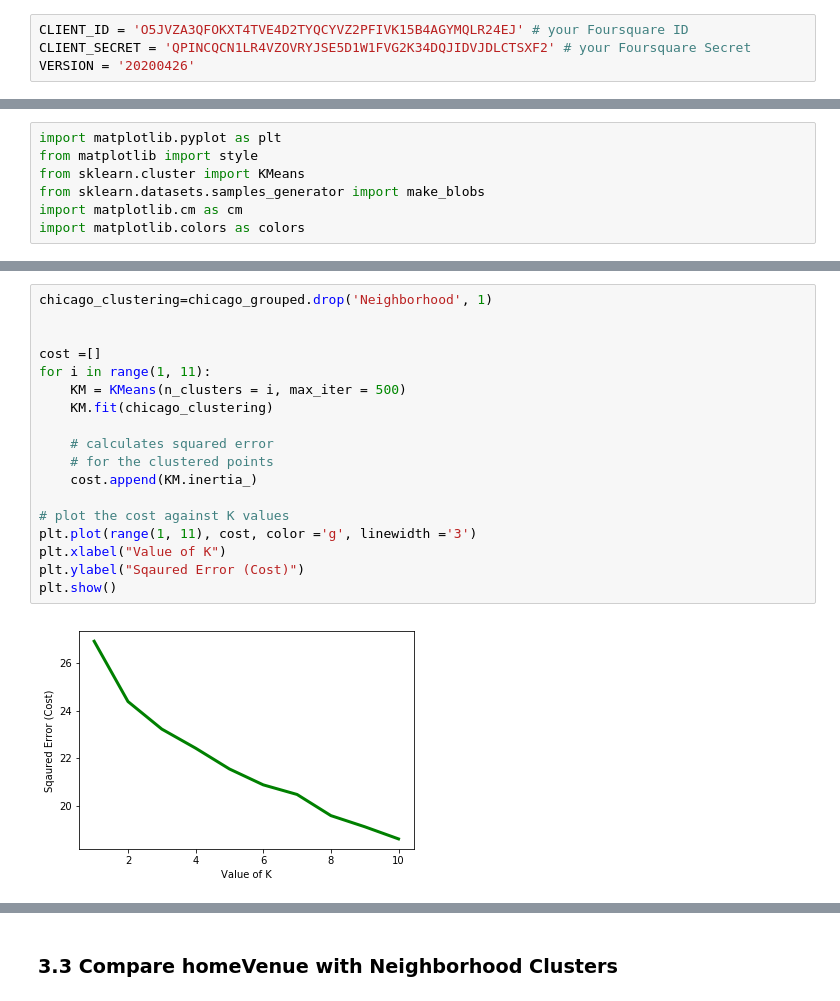
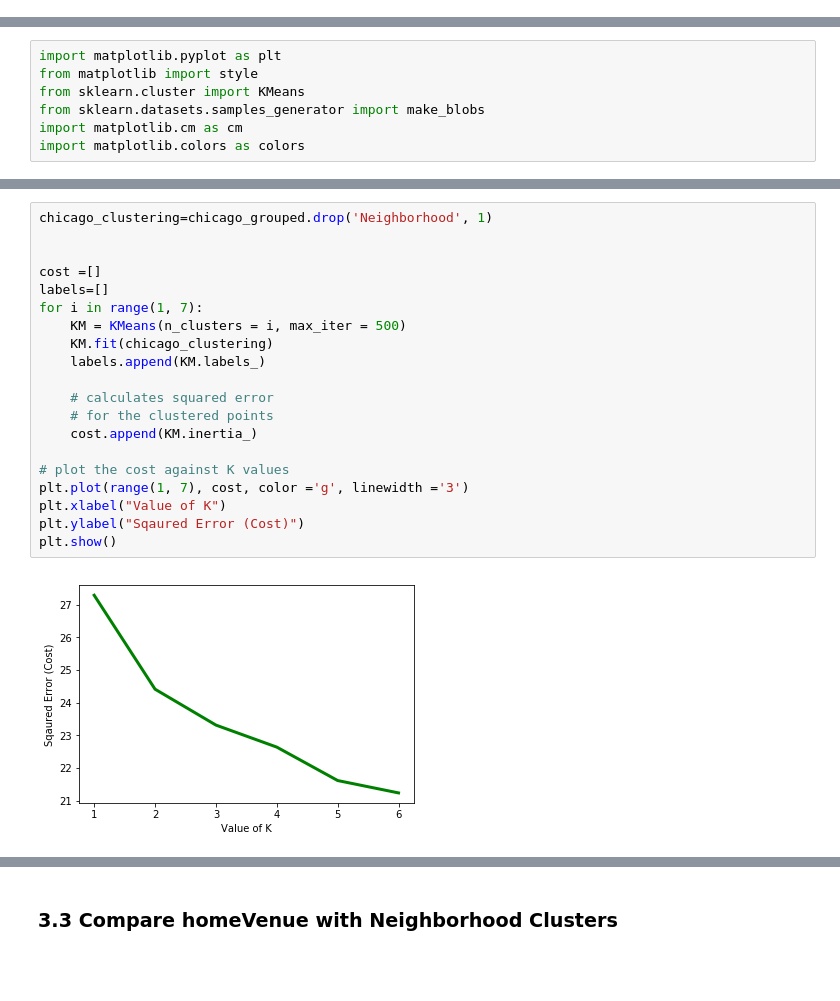
Before and after one commit to yinanwang9710/Coursera_Capstone, a Jupyter notebook: The Battle of Neighborhood.ipynb, the cells around one changed output, grey strips where cells are left out. Cells and saved outputs as stored; diff of their text form; blank space fills up the shorter version.

```diff
--- a/The Battle of Neighborhood.ipynb
+++ b/The Battle of Neighborhood.ipynb
@@ -46,7 +48,3 @@ python_abi-3.6       | 4 KB      | ##################################### | 100%
 Preparing transaction: done
 Verifying transaction: done
 Executing transaction: done
-# %%
-CLIENT_ID = 'O5JVZA3QFOKXT4TVE4D2TYQCYVZ2PFIVK15B4AGYMQLR24EJ' # your Foursquare ID
-CLIENT_SECRET = 'QPINCQCN1LR4VZOVRYJSE5D1W1FVG2K34DQJIDVJDLCTSXF2' # your Foursquare Secret
-VERSION = '20200426'
@@ -551,20 +539,22 @@ map_Chicago
 # %%
 chicago_clustering=chicago_grouped.drop('Neighborhood', 1)
 
 
 cost =[]
-for i in range(1, 11):
+labels=[]
+for i in range(1, 7):
     KM = KMeans(n_clusters = i, max_iter = 500)
     KM.fit(chicago_clustering)
+    labels.append(KM.labels_)
 
     # calculates squared error
     # for the clustered points
     cost.append(KM.inertia_)
 
 # plot the cost against K values
-plt.plot(range(1, 11), cost, color ='g', linewidth ='3')
+plt.plot(range(1, 7), cost, color ='g', linewidth ='3')
 plt.xlabel("Value of K")
 plt.ylabel("Sqaured Error (Cost)")
 plt.show()
 # %% [output]
-[figure, old version]
+[figure, new version]
```
Also changed, not shown: parts of 43 cells of this notebook.
